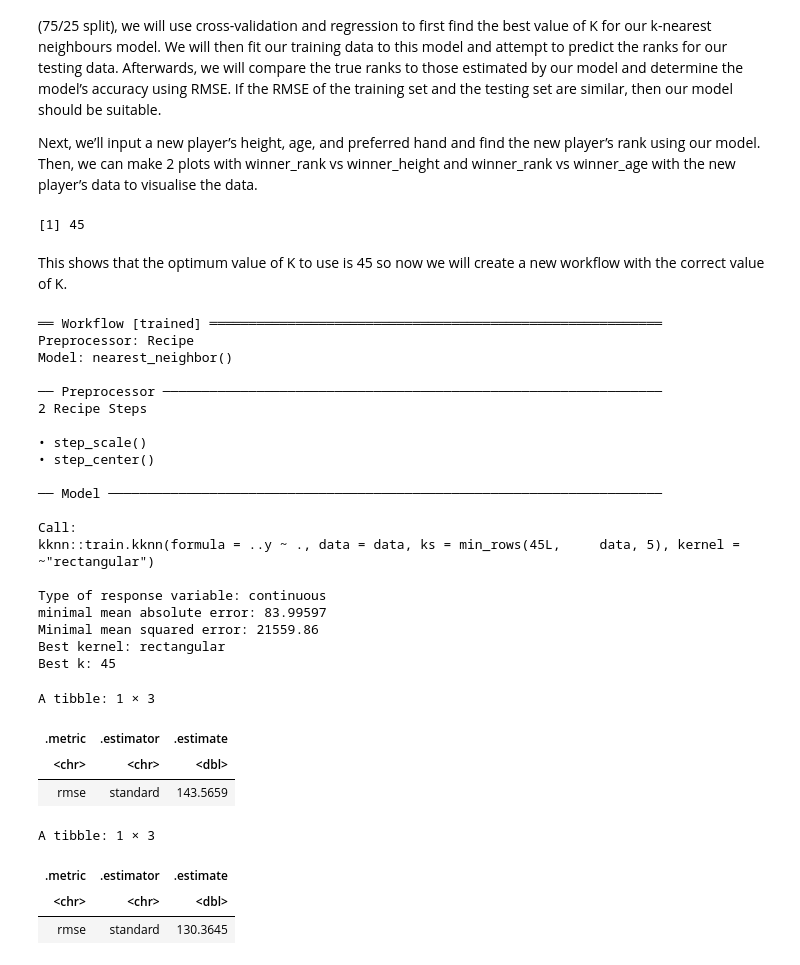
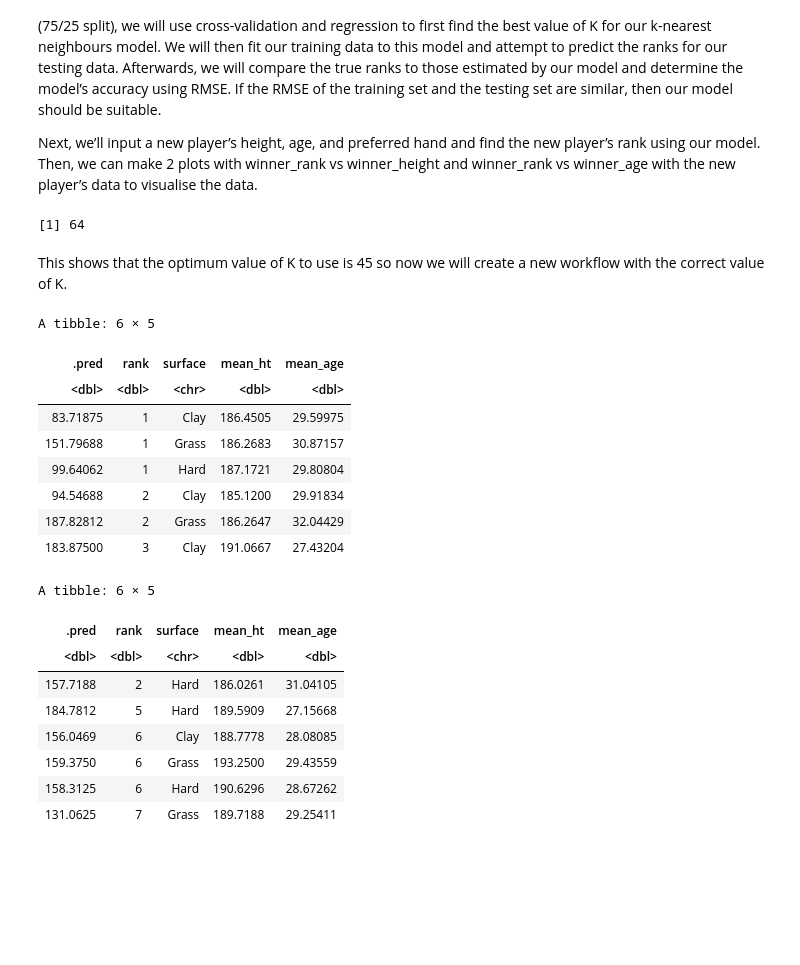
Before and after one commit to KatieSwan/DSCI100_GroupProject, a Jupyter notebook: Project_Report.ipynb, the cells around one changed output. Cells and saved outputs as stored; diff of their text form; code cells hidden in the pictures; blank space fills up the shorter version.

```diff
--- a/Project_Report.ipynb
+++ b/Project_Report.ipynb
@@ -108,7 +108,7 @@ A tibble: 10 × 10
 # %%
 # Groupping by rank, surface, and hand, then finding mean height and age.
 tennis_mean <- tennis_filtered|>
-    group_by(rank, surface, hand) |>
+    group_by(rank, surface) |>
     summarize(mean_ht = mean(height, na.rm = TRUE), mean_age = mean(age))
 # Displaying only the top 10 columns due to space constraints:
 head(tennis_mean, 10)
@@ -231,59 +231,47 @@ tennis_k_value <- tennis_workflow|>
 
 tennis_k_value
 # %% [output]
-[1] 45
+[1] 64
 # %% [markdown]
 This shows that the optimum value of K to use is 45 so now we will create a new workflow with the correct value of K.
 # %%
 tennis_spec_best <- nearest_neighbor(weight_func = "rectangular", neighbors = tennis_k_value) |>
                   set_engine("kknn") |>
                   set_mode("regression")
 tennis_fit <- workflow()|>
     add_recipe(tennis_recipe)|>
     add_model(tennis_spec_best)|>
     fit(data = tennis_training)
-tennis_fit
+#tennis_fit
 
 tennis_accuracy <- tennis_fit |>
     predict(tennis_training)|>
-    bind_cols(tennis_training)|>
-    metrics(truth = rank, estimate = .pred)|>
-    filter(.metric == "rmse")
-tennis_accuracy
+    bind_cols(tennis_training)
+
+head(tennis_accuracy)
 # %% [output]
-══ Workflow [trained] ══════════════════════════════════════════════════════════
-Preprocessor: Recipe
-Model: nearest_neighbor()
-
-── Preprocessor ────────────────────────────────────────────────────────────────
-2 Recipe Steps
-
-• step_scale()
-• step_center()
-
-── Model ───────────────────────────────────────────────────────────────────────
-
-Call:
-kknn::train.kknn(formula = ..y ~ ., data = data, ks = min_rows(45L,     data, 5), kernel = ~"rectangular")
-
-Type of response variable: continuous
-minimal mean absolute error: 83.99597
-Minimal mean squared error: 21559.86
-Best kernel: rectangular
-Best k: 45
+A tibble: 6 × 5
-A tibble: 1 × 3
-| .metric | .estimator | .estimate |
-| <chr> | <chr> | <dbl> |
-| rmse | standard | 143.5659 |
+| .pred | rank | surface | mean_ht | mean_age |
+| <dbl> | <dbl> | <chr> | <dbl> | <dbl> |
+| 83.71875 | 1 | Clay | 186.4505 | 29.59975 |
+| 151.79688 | 1 | Grass | 186.2683 | 30.87157 |
+| 99.64062 | 1 | Hard | 187.1721 | 29.80804 |
+| 94.54688 | 2 | Clay | 185.1200 | 29.91834 |
+| 187.82812 | 2 | Grass | 186.2647 | 32.04429 |
+| 183.87500 | 3 | Clay | 191.0667 | 27.43204 |
 # %%
 tennis_summary <- tennis_fit |>
     predict(tennis_testing)|>
-    bind_cols(tennis_testing) |>
-    metrics(truth = rank, estimate = .pred)|>
-    filter(.metric == "rmse")
-tennis_summary
+    bind_cols(tennis_testing)
+
+head(tennis_summary)
 # %% [output]
-A tibble: 1 × 3
+A tibble: 6 × 5
-| .metric | .estimator | .estimate |
-| <chr> | <chr> | <dbl> |
-| rmse | standard | 130.3645 |
+| .pred | rank | surface | mean_ht | mean_age |
+| <dbl> | <dbl> | <chr> | <dbl> | <dbl> |
+| 157.7188 | 2 | Hard | 186.0261 | 31.04105 |
+| 184.7812 | 5 | Hard | 189.5909 | 27.15668 |
+| 156.0469 | 6 | Clay | 188.7778 | 28.08085 |
+| 159.3750 | 6 | Grass | 193.2500 | 29.43559 |
+| 158.3125 | 6 | Hard | 190.6296 | 28.67262 |
+| 131.0625 | 7 | Grass | 189.7188 | 29.25411 |
```
Also changed, not shown: parts of 4 cells of this notebook.
